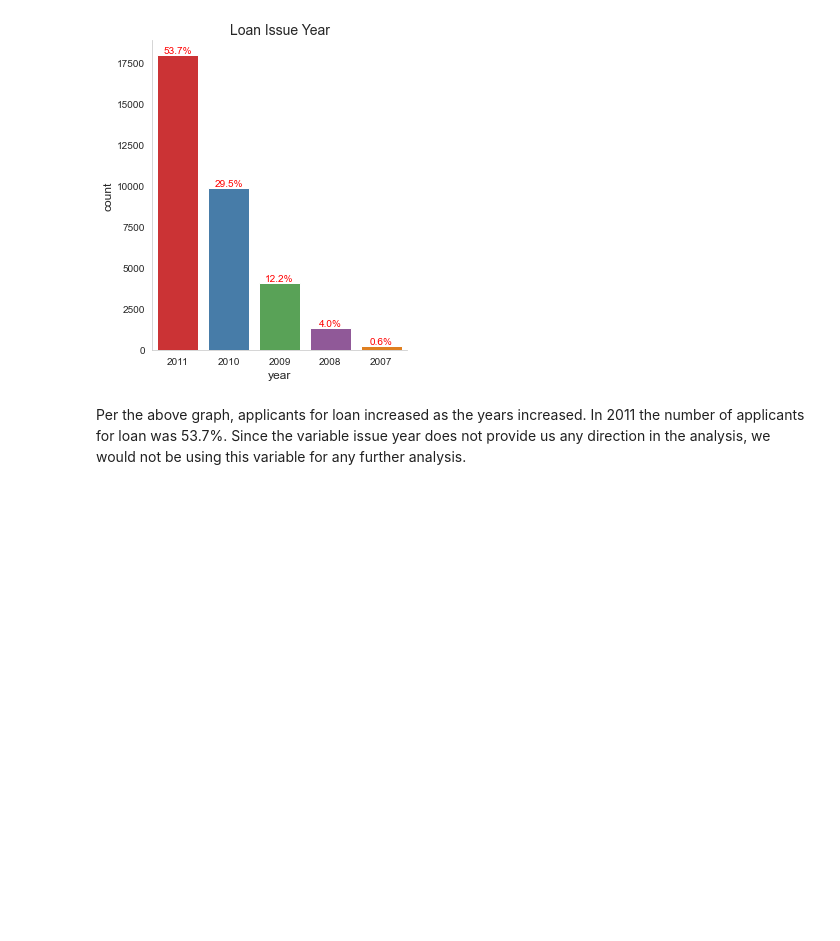
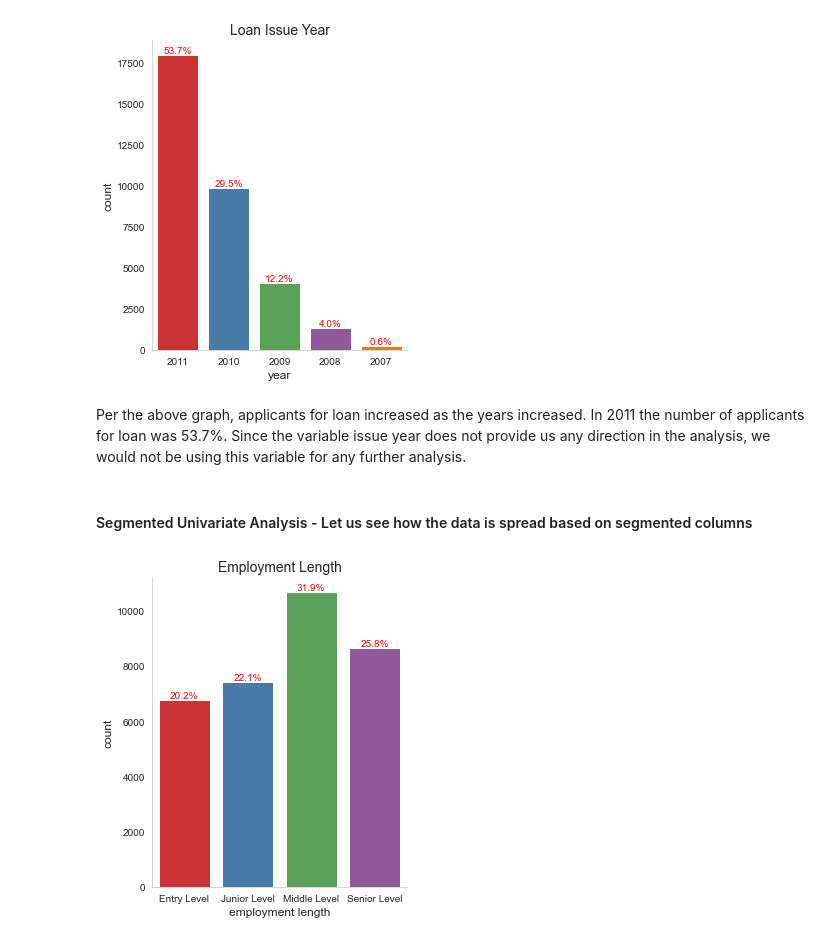
Before and after one commit to ananyaaD/Gramener-Case-Study, a Jupyter notebook: Gramener Case Study.ipynb, the cells around one changed output. Saved outputs shown, nothing was run; the diff lists cells and outputs as text; code cells hidden in the pictures; blank space fills up the shorter version.

```diff
--- a/Gramener Case Study.ipynb
+++ b/Gramener Case Study.ipynb
@@ -705,3 +705,35 @@ plt.show()
 [figure]
 # %% [markdown]
 Per the above graph, applicants for loan increased as the years increased. In 2011 the number of applicants for loan was 53.7%. Since the variable issue year does not provide us any direction in the analysis, we would not be using this variable for any further analysis.
+# %% [markdown]
+#### Segmented Univariate Analysis - Let us see how the data is spread based on segmented columns
+# %%
+# Various order categories which would be frequently used for ordering
+
+order_category = ['Low','Medium','High','Very High']
+order_emp_category = ['Entry Level', 'Junior Level', 'Middle Level', 'Senior Level']
+order_grade = ['A','B','C','D','E','F','G']
+filtered_purpose_df = data[(data['purpose']=='debt_consolidation')
+                           |(data['purpose']=='credit_card')
+                           |(data['purpose']=='home_improvement')
+                           |(data['purpose']=='major_purchase')
+                           |(data['purpose']=='small_business')]
+# %%
+# Employment Length
+
+plot = sns.catplot(x="categorised_emp_length", kind="count", data=data, palette="Set1", aspect= 0.9, order = order_emp_category);
+
+plt.title('Employment Length', fontsize = 14)
+plt.xlabel("employment length", fontsize = 12)
+plt.ylabel("count", fontsize = 12)
+
+# Print the counts
+
+ax = plot.facet_axis(0,0)
+for p in ax.patches:
+    ax.annotate('{:1.1f}%'.format((p.get_height()*100)/float(len(data))), (p.get_x() + p.get_width()/2., p.get_height()),
+                color='red', ha='center', va='bottom')
+
+plt.show()
+# %% [output]
+[figure, added]
```
Also changed, not shown: parts of 2 cells of this notebook.
